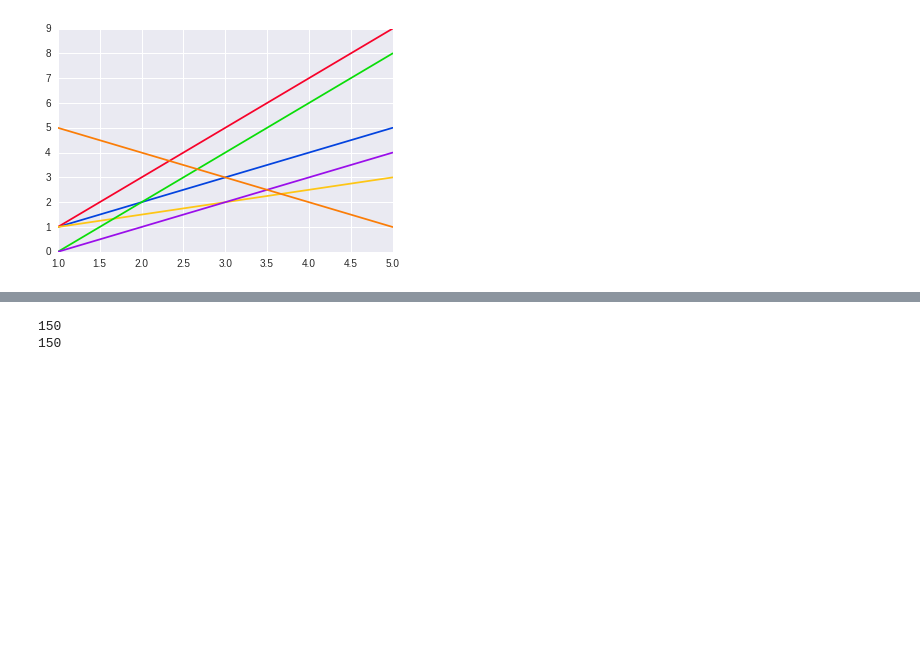
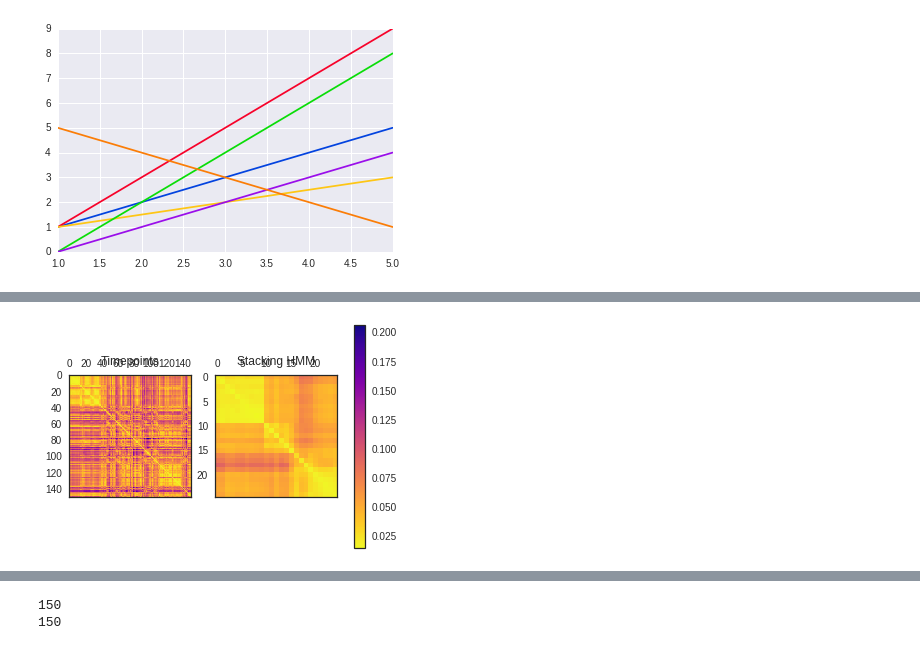
Before and after one commit to jmschabdach/markov-movement-correction, a Jupyter notebook: figureGeneration.ipynb, the cells around one changed output, grey strips where cells are left out. Saved outputs shown, nothing was run; the diff lists cells and outputs as text; code cells hidden in the pictures; blank space fills up the shorter version.

```diff
--- a/figureGeneration.ipynb
+++ b/figureGeneration.ipynb
@@ -117,0 +283,6 @@ def plotTimeseriesSimilarities(timepoints, preReg,
+# %%
+plotCorrelationMatrices2("correlationMatrix-timepoints.csv",
+                        "correlationMatrix-stackingHmm.csv",
+                        title1="Timepoints", title2="Stacking HMM")
+# %% [output]
+[figure, added]
```
Also changed, not shown: parts of 9 cells of this notebook, 1 other file.
